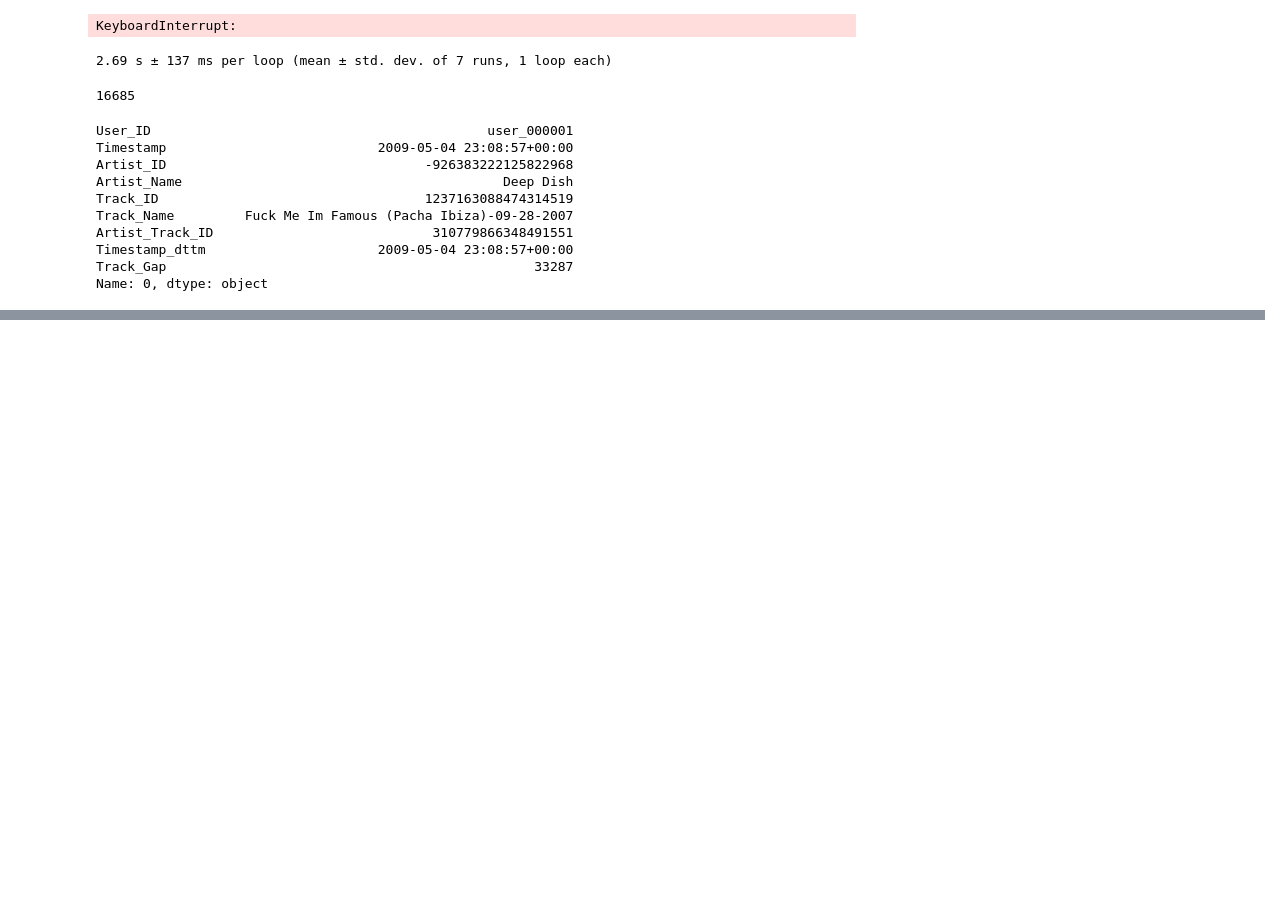
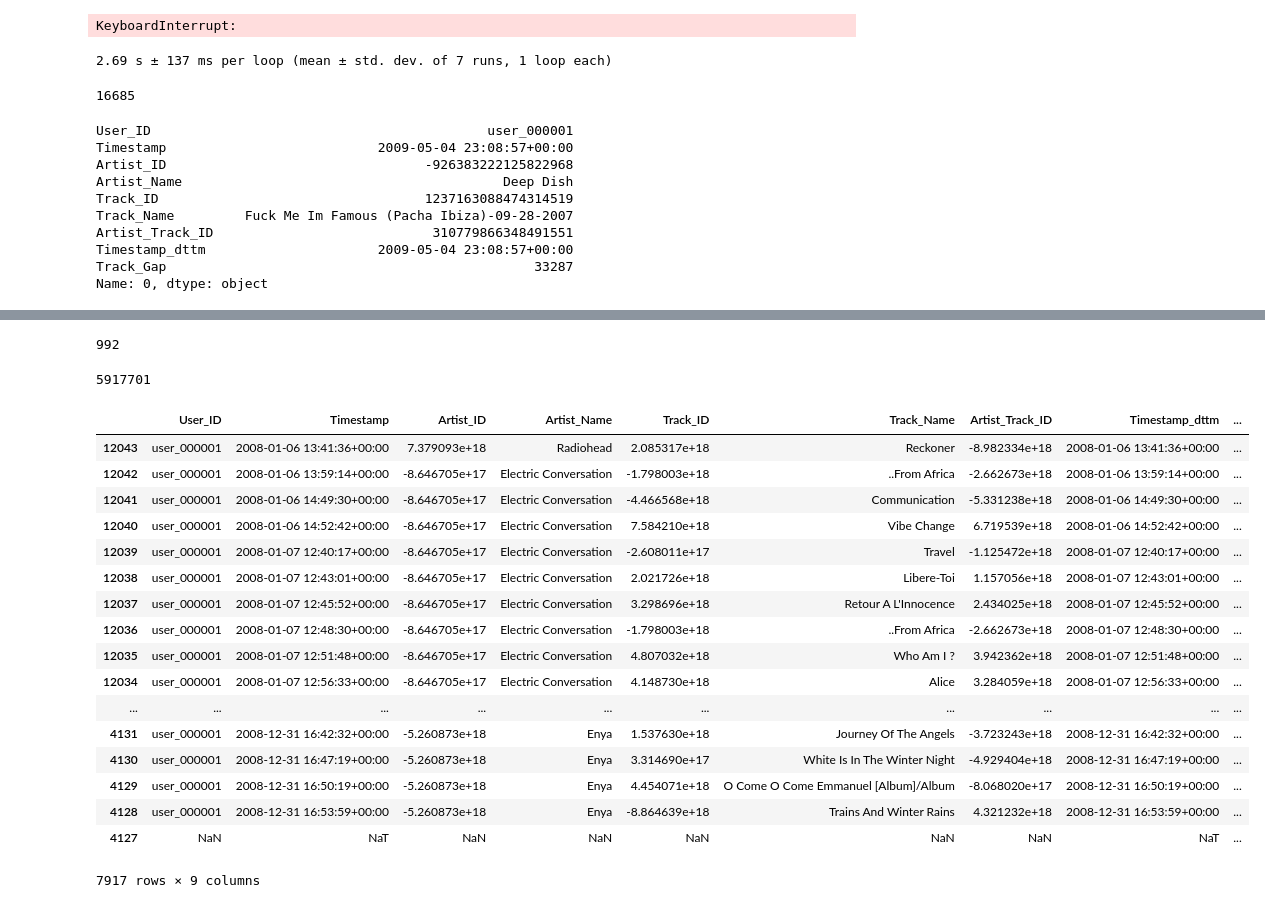
Before and after one commit to Browun/technical-test-lastfm, a Jupyter notebook: Technical-Test-Lastfm.ipynb, the cells around one changed output, grey strips where cells are left out. Saved outputs shown, nothing was run; the diff lists cells and outputs as text; code cells hidden in the pictures; blank space fills up the shorter version.

```diff
--- a/Technical-Test-Lastfm.ipynb
+++ b/Technical-Test-Lastfm.ipynb
@@ -601,0 +581,21 @@ df_subset
+# %%
+track_gap_list = []
+
+
+for ID in df_subset['User_ID'].unique():
+
+    df_user_subset = df_subset.loc[df_subset['User_ID'] == ID, ['Timestamp','Track_Gap']]
+    df_user_subset['Track_Gap'] = (df_user_subset['Timestamp'].shift(-1) - df_user_subset['Timestamp']).dt.total_seconds()
+
+    add = df_user_subset['Track_Gap'].tolist()
+
+    track_gap_list.extend(add)
+
+    print('{} : {}'.format(ID ,len(add) ) )
+
+print('Total: {}'.format(len(track_gap_list)) )
+
+df_subset['Track_Gap'] = track_gap_list
+
+
+#     df_subset.loc[df_subset['User_ID'] == ID, ['Track_Gap']] = df_subset.loc[df_subset['User_ID' == ID, (df_subset['Timestamp'].shift(-1)  - df_subset['Timestamp']).dt.total_seconds()]
@@ -601,0 +649,29 @@ df_subset
+# %%
+len(set(df['User_ID']))
+# %% [output]
+992
+# %%
+len(df_subset['User_ID'])
+# %% [output]
+5917701
+# %%
+df_subset.loc[df_subset['User_ID'] == 'user_000001'].shift(-1)
+# %% [output]
+|  | User_ID | Timestamp | Artist_ID | Artist_Name | Track_ID | Track_Name | Artist_Track_ID | Timestamp_dttm | ... |
+| 12043 | user_000001 | 2008-01-06 13:41:36+00:00 | 7.379093e+18 | Radiohead | 2.085317e+18 | Reckoner | -8.982334e+18 | 2008-01-06 13:41:36+00:00 | ... |
+| 12042 | user_000001 | 2008-01-06 13:59:14+00:00 | -8.646705e+17 | Electric Conversation | -1.798003e+18 | ..From Africa | -2.662673e+18 | 2008-01-06 13:59:14+00:00 | ... |
+| 12041 | user_000001 | 2008-01-06 14:49:30+00:00 | -8.646705e+17 | Electric Conversation | -4.466568e+18 | Communication | -5.331238e+18 | 2008-01-06 14:49:30+00:00 | ... |
+| 12040 | user_000001 | 2008-01-06 14:52:42+00:00 | -8.646705e+17 | Electric Conversation | 7.584210e+18 | Vibe Change | 6.719539e+18 | 2008-01-06 14:52:42+00:00 | ... |
+| 12039 | user_000001 | 2008-01-07 12:40:17+00:00 | -8.646705e+17 | Electric Conversation | -2.608011e+17 | Travel | -1.125472e+18 | 2008-01-07 12:40:17+00:00 | ... |
+| 12038 | user_000001 | 2008-01-07 12:43:01+00:00 | -8.646705e+17 | Electric Conversation | 2.021726e+18 | Libere-Toi | 1.157056e+18 | 2008-01-07 12:43:01+00:00 | ... |
+| 12037 | user_000001 | 2008-01-07 12:45:52+00:00 | -8.646705e+17 | Electric Conversation | 3.298696e+18 | Retour A L'Innocence | 2.434025e+18 | 2008-01-07 12:45:52+00:00 | ... |
+| 12036 | user_000001 | 2008-01-07 12:48:30+00:00 | -8.646705e+17 | Electric Conversation | -1.798003e+18 | ..From Africa | -2.662673e+18 | 2008-01-07 12:48:30+00:00 | ... |
+| 12035 | user_000001 | 2008-01-07 12:51:48+00:00 | -8.646705e+17 | Electric Conversation | 4.807032e+18 | Who Am I ? | 3.942362e+18 | 2008-01-07 12:51:48+00:00 | ... |
+| 12034 | user_000001 | 2008-01-07 12:56:33+00:00 | -8.646705e+17 | Electric Conversation | 4.148730e+18 | Alice | 3.284059e+18 | 2008-01-07 12:56:33+00:00 | ... |
+| ... | ... | ... | ... | ... | ... | ... | ... | ... | ... |
+| 4131 | user_000001 | 2008-12-31 16:42:32+00:00 | -5.260873e+18 | Enya | 1.537630e+18 | Journey Of The Angels | -3.723243e+18 | 2008-12-31 16:42:32+00:00 | ... |
+| 4130 | user_000001 | 2008-12-31 16:47:19+00:00 | -5.260873e+18 | Enya | 3.314690e+17 | White Is In The Winter Night | -4.929404e+18 | 2008-12-31 16:47:19+00:00 | ... |
+| 4129 | user_000001 | 2008-12-31 16:50:19+00:00 | -5.260873e+18 | Enya | 4.454071e+18 | O Come O Come Emmanuel [Album]/Album | -8.068020e+17 | 2008-12-31 16:50:19+00:00 | ... |
+| 4128 | user_000001 | 2008-12-31 16:53:59+00:00 | -5.260873e+18 | Enya | -8.864639e+18 | Trains And Winter Rains | 4.321232e+18 | 2008-12-31 16:53:59+00:00 | ... |
+| 4127 | NaN | NaT | NaN | NaN | NaN | NaN | NaN | NaT | ... |
+7917 rows × 9 columns
```
Also changed, not shown: parts of 18 cells of this notebook.
